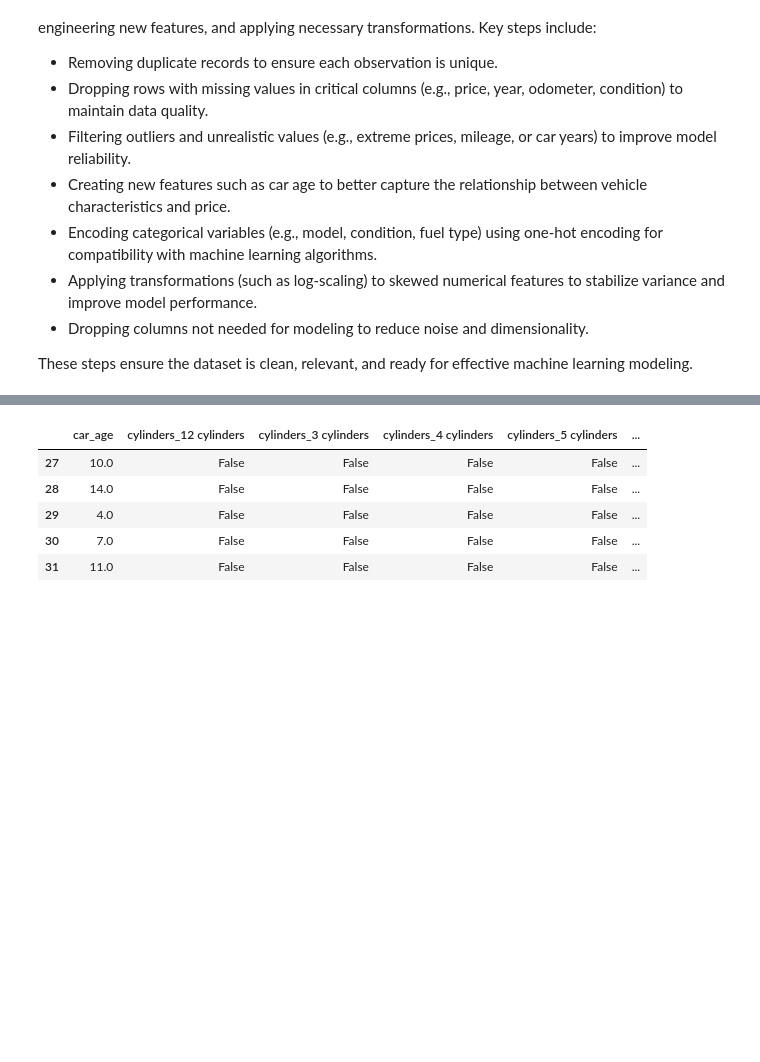
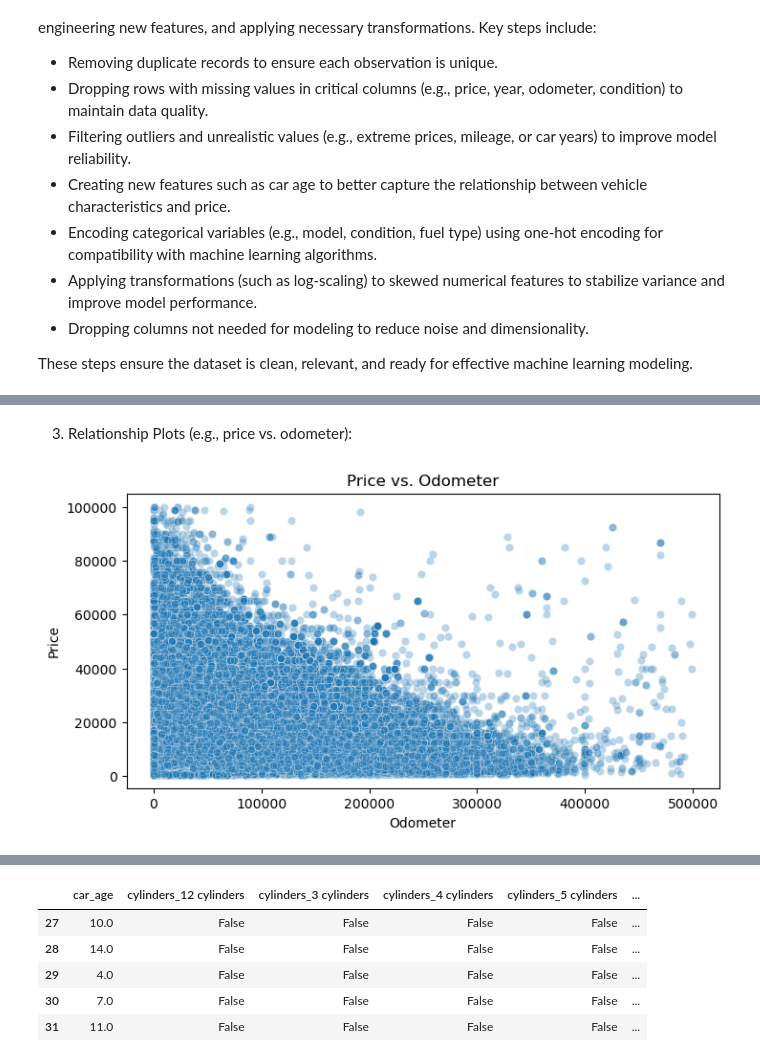
Before and after one commit to gaurav1der/ai-ml-project-work, a Jupyter notebook: submission/module-11/module11.ipynb, the cells around one changed output, grey strips where cells are left out. Saved outputs shown, nothing was run; the diff lists cells and outputs as text; code cells hidden in the pictures; blank space fills up the shorter version.

```diff
--- a/submission/module-11/module11.ipynb
+++ b/submission/module-11/module11.ipynb
@@ -98,0 +133,11 @@ df['car_age'] = current_year - df['year']
+# %% [markdown]
+3. Relationship Plots (e.g., price vs. odometer):
+# %%
+plt.figure(figsize=(8,4))
+sns.scatterplot(x='odometer', y='price', data=df, alpha=0.3)
+plt.title('Price vs. Odometer')
+plt.xlabel('Odometer')
+plt.ylabel('Price')
+plt.show()
+# %% [output]
+[figure, added]
```
Also changed, not shown: parts of 26 cells of this notebook, 1 other file.
